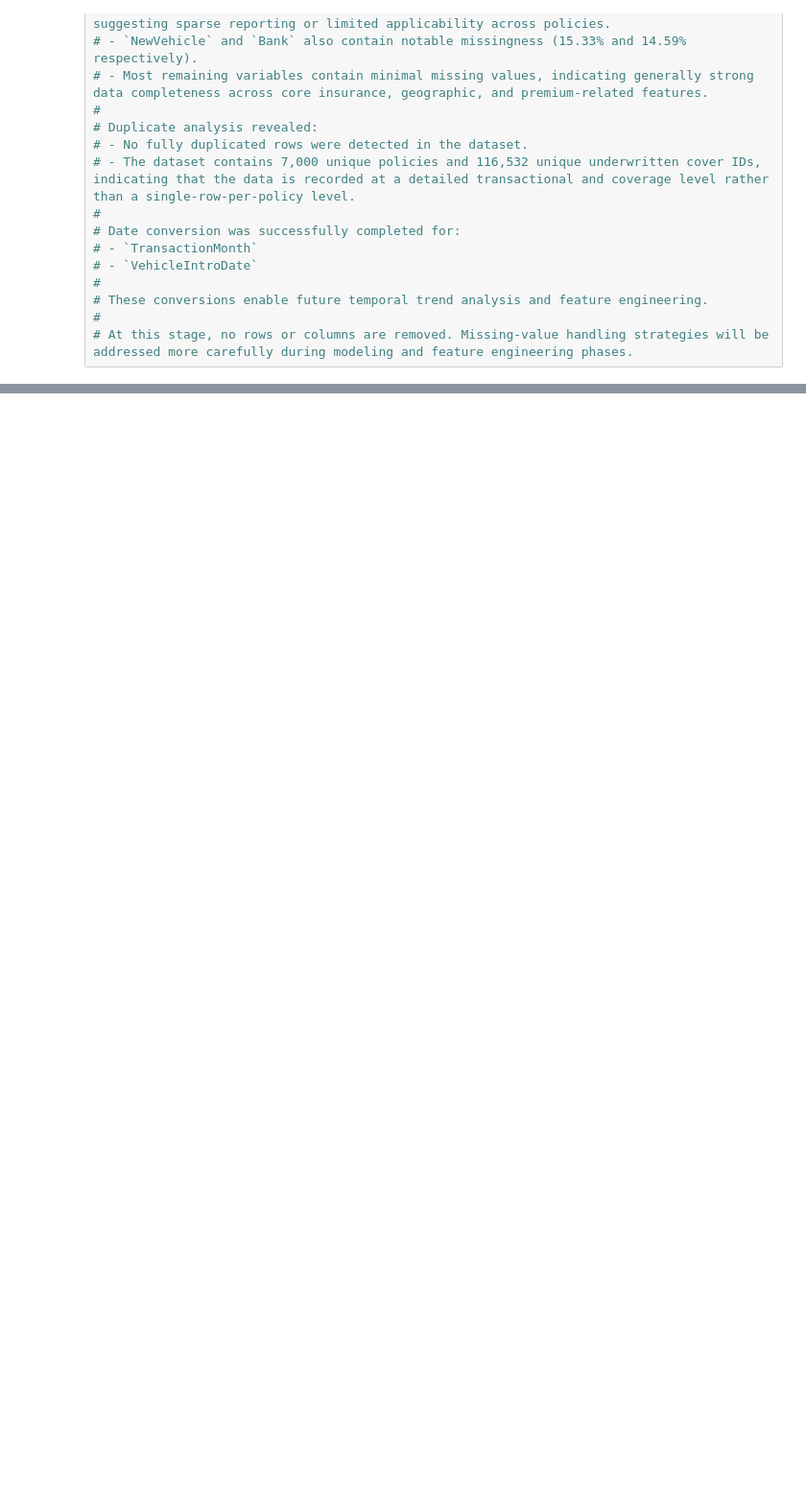
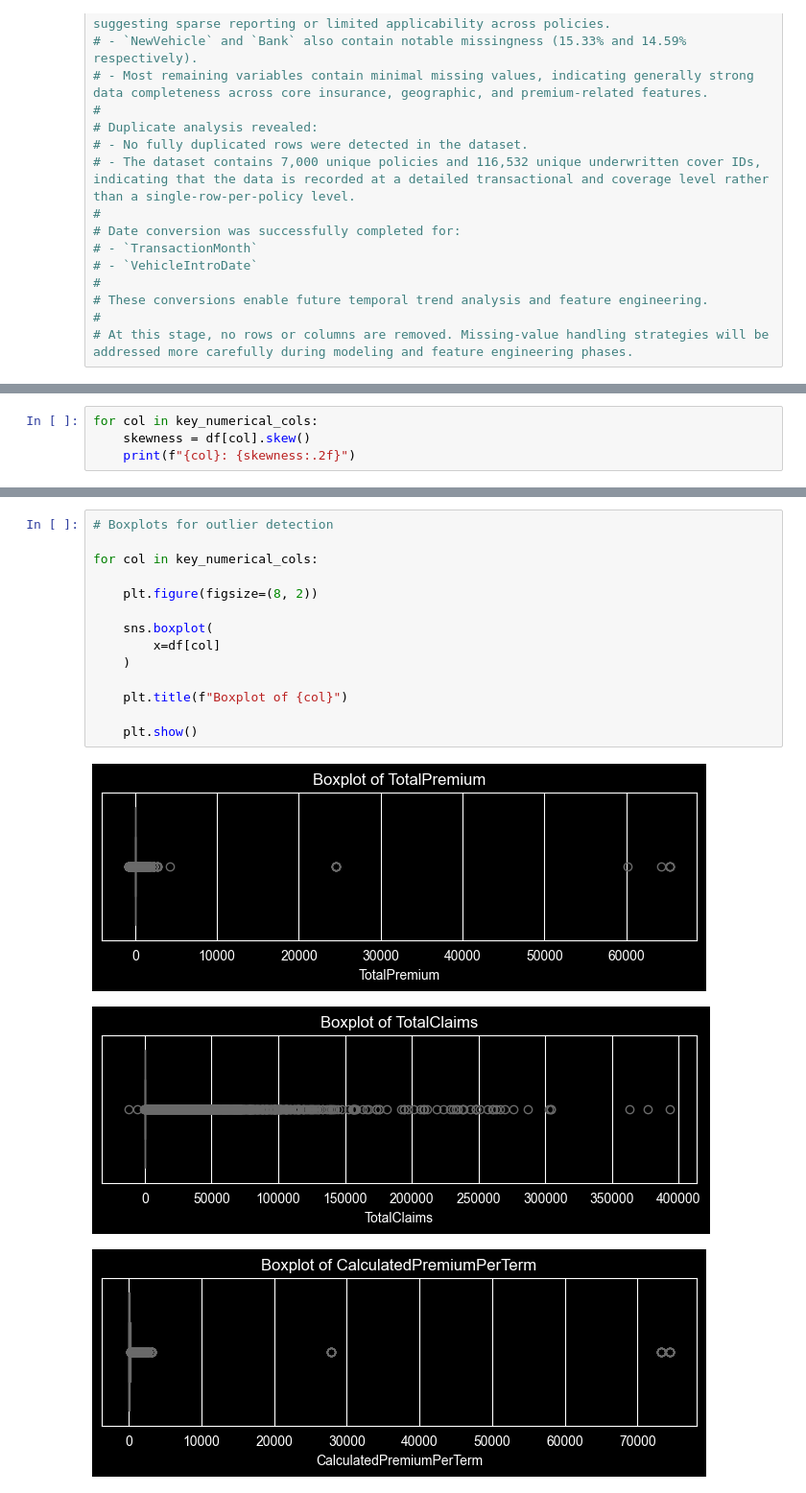
Before and after one commit to EldaGir/insurance-risk-analytics, a Jupyter notebook: notebooks/01_eda.ipynb, the cells around one changed output, grey strips where cells are left out. Shown at 96% size. Drawn from its saved outputs; the diff is of its cells as text; blank space fills up the shorter version.

Commit message:
Perform univariate analysis and outlier detection

```diff
--- a/notebooks/01_eda.ipynb
+++ b/notebooks/01_eda.ipynb
@@ -232,0 +290,4 @@ Number of Categorical Columns: 34
+# %%
+for col in key_numerical_cols:
+    skewness = df[col].skew()
+    print(f"{col}: {skewness:.2f}")
@@ -232,0 +303,18 @@ Number of Categorical Columns: 34
+# %%
+# Boxplots for outlier detection
+
+for col in key_numerical_cols:
+
+    plt.figure(figsize=(8, 2))
+
+    sns.boxplot(
+        x=df[col]
+    )
+
+    plt.title(f"Boxplot of {col}")
+
+    plt.show()
+# %% [output]
+[figure, added]
+[figure, added]
+[figure, added]
```
Also changed, not shown: parts of 9 cells of this notebook.
